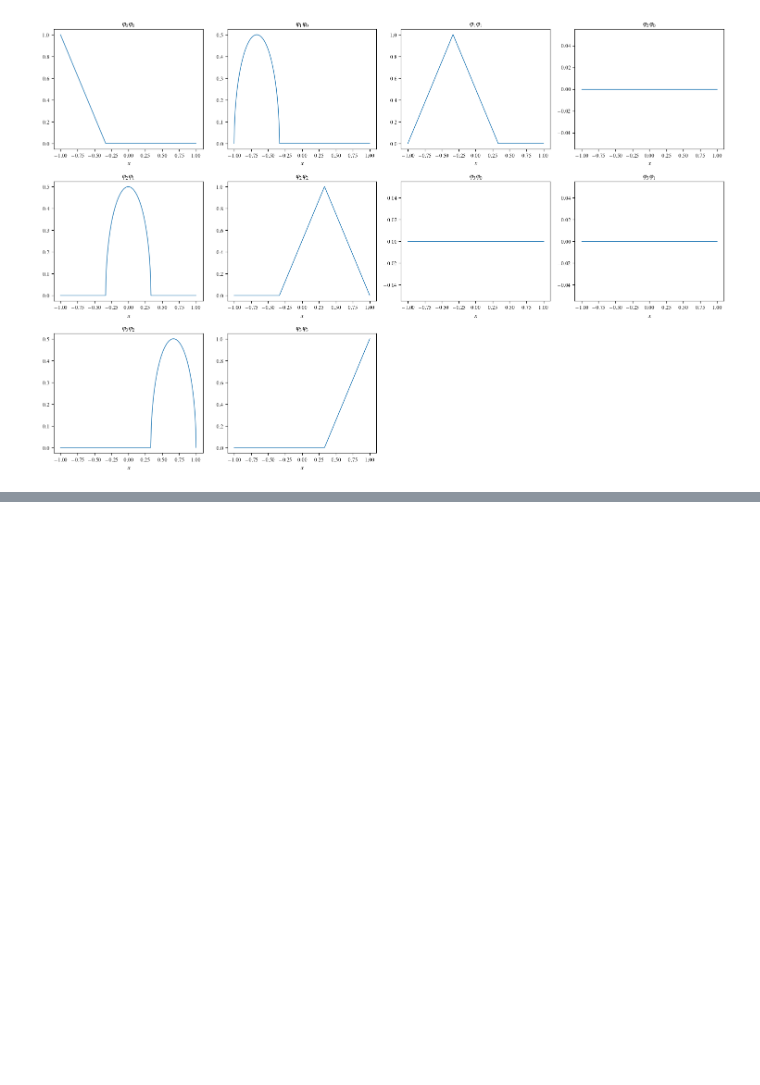
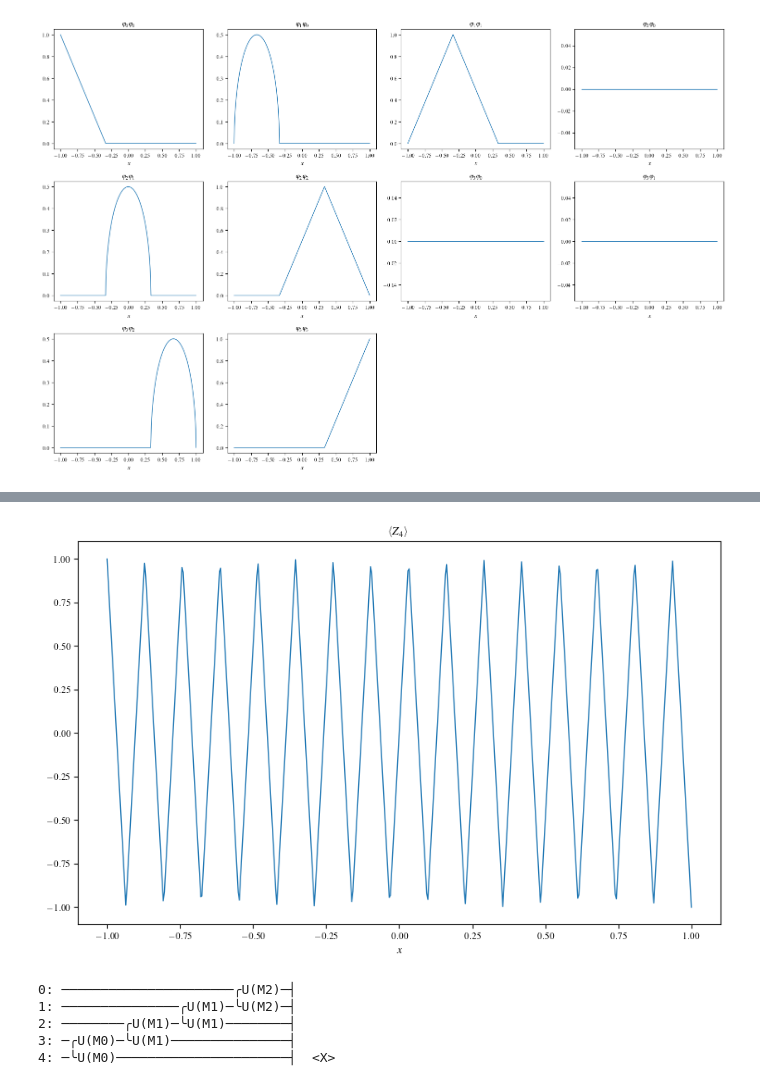
Before and after one commit to MazenAli/PPTNQFE_Examples, a Jupyter notebook: regression.ipynb, the cells around one changed output, grey strips where cells are left out. Drawn from its saved outputs; the diff is of its cells as text; code cells hidden in the pictures; blank space fills up the shorter version.

```diff
--- a/regression.ipynb
+++ b/regression.ipynb
@@ -40,0 +88,22 @@ plt.show()
+# %%
+yvals = model(xvals)
+plt.figure(figsize=(10, 6))
+plt.plot(xvals, yvals)
+plt.xlabel('$x$')
+plt.title("$\langle Z_4\\rangle$")
+plt.savefig('./figures/zn.pdf', format='pdf', bbox_inches='tight')
+plt.show()
+# %% [output]
+[figure, added]
+# %%
+obs = qml.PauliX(4)
+model = MeasurementLayer(embed, observables=obs, measurement_type=MeasurementType.Expectation)
+drawer = qml.draw(model.qnode, show_all_wires=True, expansion_strategy="device")
+x = torch.tensor([0.0])
+print(drawer(x))
+# %% [output]
+0: ──────────────────────╭U(M2)─┤
+1: ───────────────╭U(M1)─╰U(M2)─┤
+2: ────────╭U(M1)─╰U(M1)────────┤
+3: ─╭U(M0)─╰U(M1)───────────────┤
+4: ─╰U(M0)──────────────────────┤  <X>
```
Also changed, not shown: parts of 7 cells of this notebook, 4 other files.
